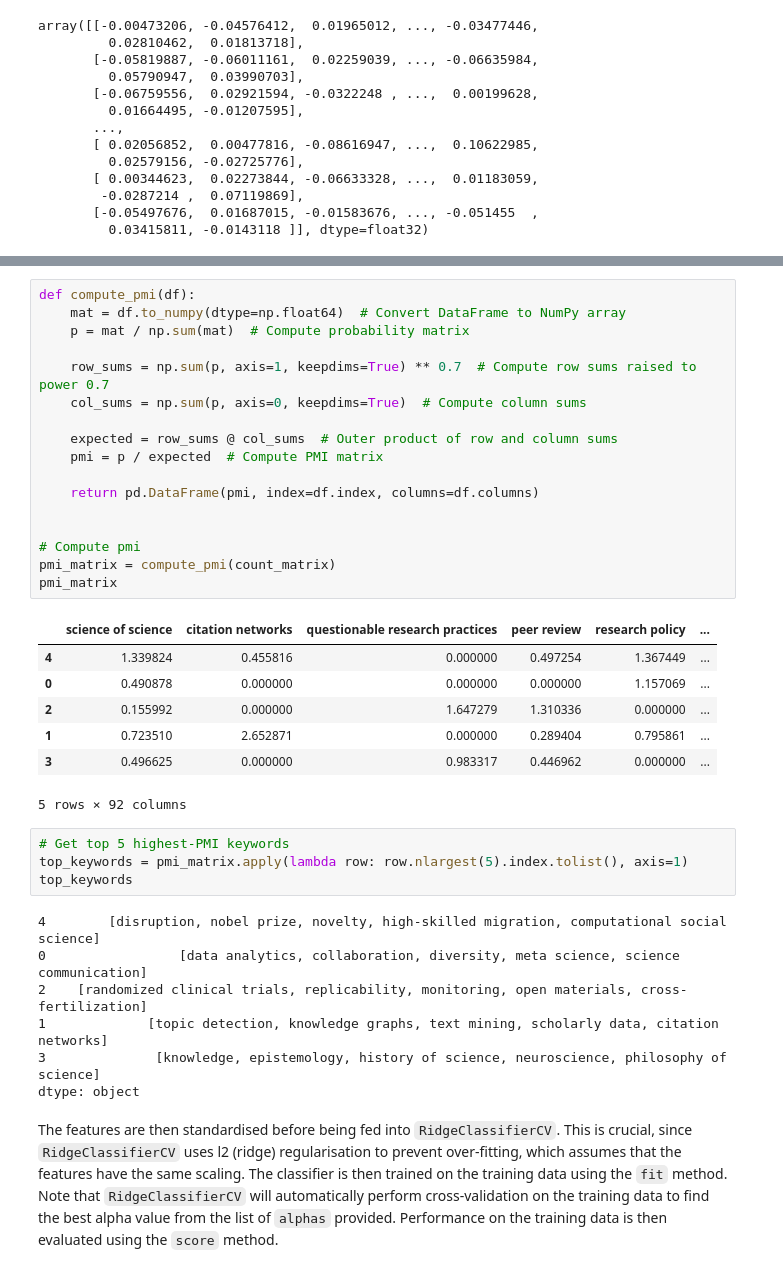
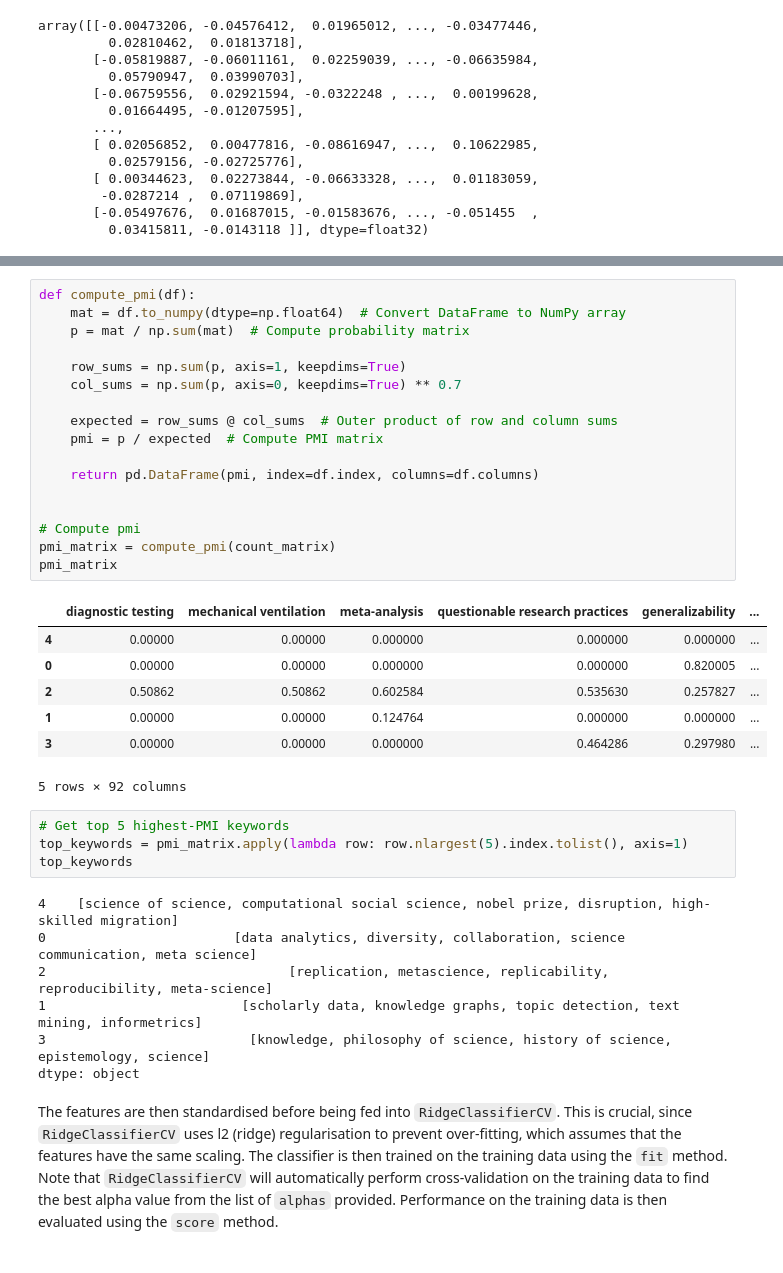
Before and after one commit to Zak-Hussain/LLM4SciSci, a Jupyter notebook: 2_feature_extraction.ipynb, the cells around one changed output, grey strips where cells are left out. Saved outputs shown, nothing was run; the diff lists cells and outputs as text.

```diff
--- a/2_feature_extraction.ipynb
+++ b/2_feature_extraction.ipynb
@@ -158,37 +162,37 @@ count_matrix
 # %%
 def compute_pmi(df):
     mat = df.to_numpy(dtype=np.float64)  # Convert DataFrame to NumPy array
     p = mat / np.sum(mat)  # Compute probability matrix
 
-    row_sums = np.sum(p, axis=1, keepdims=True) ** 0.7  # Compute row sums raised to power 0.7
-    col_sums = np.sum(p, axis=0, keepdims=True)  # Compute column sums
+    row_sums = np.sum(p, axis=1, keepdims=True)
+    col_sums = np.sum(p, axis=0, keepdims=True) ** 0.7
 
     expected = row_sums @ col_sums  # Outer product of row and column sums
     pmi = p / expected  # Compute PMI matrix
 
     return pd.DataFrame(pmi, index=df.index, columns=df.columns)
 
 
 # Compute pmi
 pmi_matrix = compute_pmi(count_matrix)
 pmi_matrix
 # %% [output]
-|  | science of science | citation networks | questionable research practices | peer review | research policy | ... |
-| 4 | 1.339824 | 0.455816 | 0.000000 | 0.497254 | 1.367449 | ... |
-| 0 | 0.490878 | 0.000000 | 0.000000 | 0.000000 | 1.157069 | ... |
-| 2 | 0.155992 | 0.000000 | 1.647279 | 1.310336 | 0.000000 | ... |
-| 1 | 0.723510 | 2.652871 | 0.000000 | 0.289404 | 0.795861 | ... |
-| 3 | 0.496625 | 0.000000 | 0.983317 | 0.446962 | 0.000000 | ... |
+|  | diagnostic testing | mechanical ventilation | meta-analysis | questionable research practices | generalizability | ... |
+| 4 | 0.00000 | 0.00000 | 0.000000 | 0.000000 | 0.000000 | ... |
+| 0 | 0.00000 | 0.00000 | 0.000000 | 0.000000 | 0.820005 | ... |
+| 2 | 0.50862 | 0.50862 | 0.602584 | 0.535630 | 0.257827 | ... |
+| 1 | 0.00000 | 0.00000 | 0.124764 | 0.000000 | 0.000000 | ... |
+| 3 | 0.00000 | 0.00000 | 0.000000 | 0.464286 | 0.297980 | ... |
 5 rows × 92 columns
 # %%
 # Get top 5 highest-PMI keywords
 top_keywords = pmi_matrix.apply(lambda row: row.nlargest(5).index.tolist(), axis=1)
 top_keywords
 # %% [output]
-4        [disruption, nobel prize, novelty, high-skilled migration, computational social science]
-0                 [data analytics, collaboration, diversity, meta science, science communication]
-2    [randomized clinical trials, replicability, monitoring, open materials, cross-fertilization]
-1             [topic detection, knowledge graphs, text mining, scholarly data, citation networks]
-3              [knowledge, epistemology, history of science, neuroscience, philosophy of science]
+4    [science of science, computational social science, nobel prize, disruption, high-skilled migration]
+0                        [data analytics, diversity, collaboration, science communication, meta science]
+2                               [replication, metascience, replicability, reproducibility, meta-science]
+1                         [scholarly data, knowledge graphs, topic detection, text mining, informetrics]
+3                          [knowledge, philosophy of science, history of science, epistemology, science]
 dtype: object
 # %% [markdown]
```
Also changed, not shown: parts of 4 cells of this notebook.
